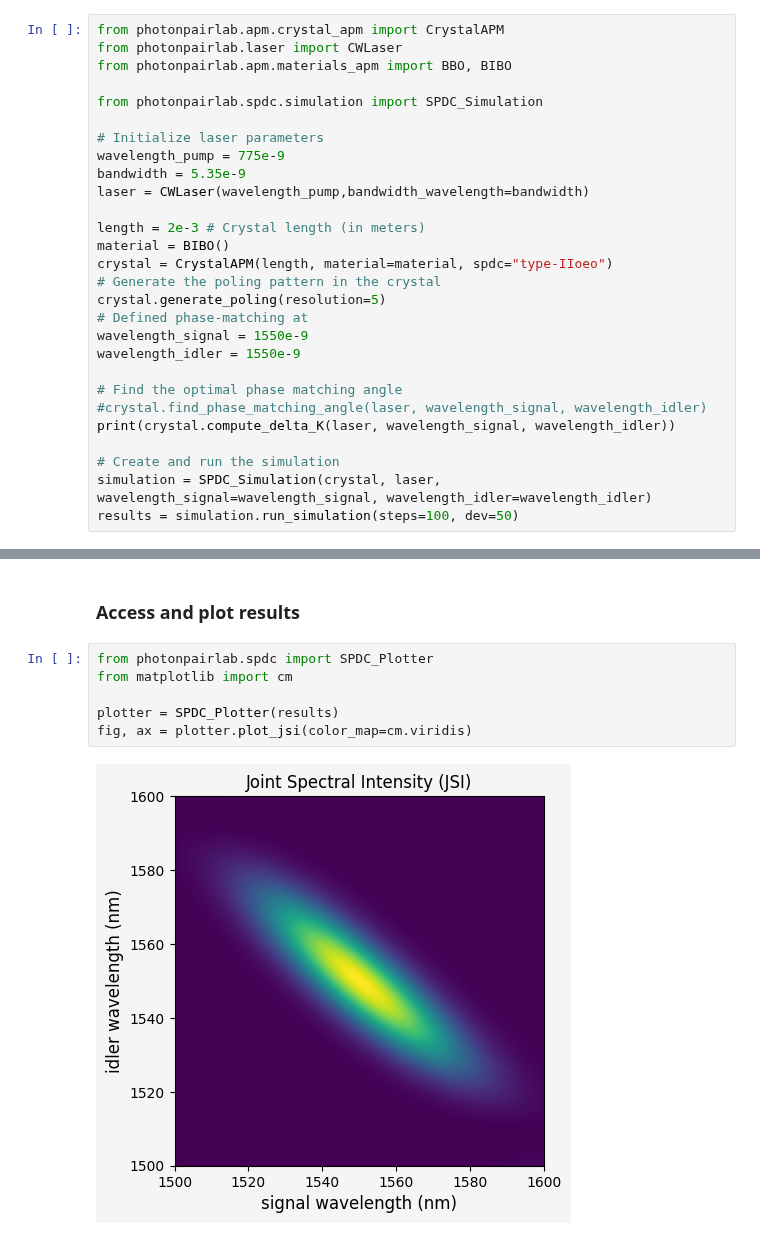
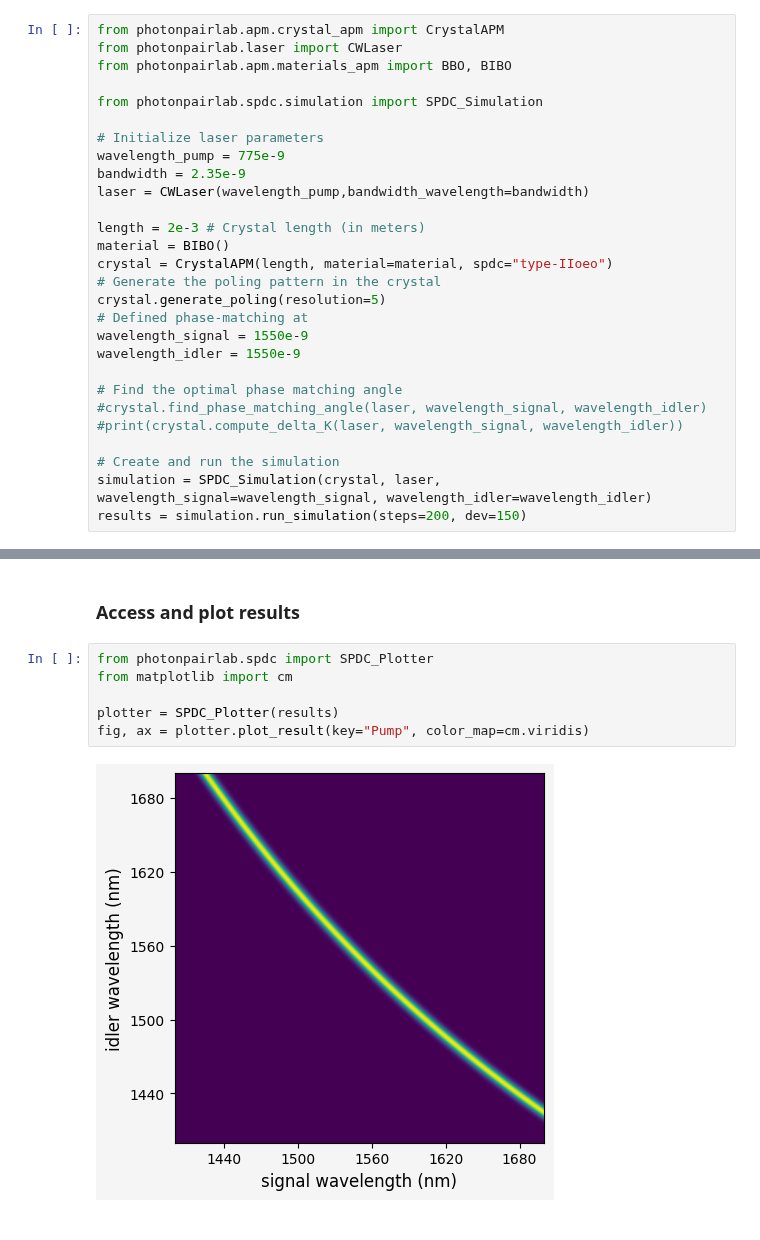
Before and after one commit to nicosieber/PhotonPairLab, a Jupyter notebook: demo.ipynb, the cells around one changed output, grey strips where cells are left out. Saved outputs shown, nothing was run; the diff lists cells and outputs as text.

Commit message:
reduced plot functions of jsa, jsi, pump and phase into one plot

```diff
--- a/demo.ipynb
+++ b/demo.ipynb
@@ -123,7 +123,7 @@ from photonpairlab.spdc.simulation import SPDC_Simulation
 
 # Initialize laser parameters
 wavelength_pump = 775e-9
-bandwidth = 5.35e-9
+bandwidth = 2.35e-9
 laser = CWLaser(wavelength_pump,bandwidth_wavelength=bandwidth)
 
 length = 2e-3 # Crystal length (in meters)
@@ -137,8 +137,8 @@ wavelength_idler = 1550e-9
 
 # Find the optimal phase matching angle
 #crystal.find_phase_matching_angle(laser, wavelength_signal, wavelength_idler)
-print(crystal.compute_delta_K(laser, wavelength_signal, wavelength_idler))
+#print(crystal.compute_delta_K(laser, wavelength_signal, wavelength_idler))
 
 # Create and run the simulation
 simulation = SPDC_Simulation(crystal, laser, wavelength_signal=wavelength_signal, wavelength_idler=wavelength_idler)
-results = simulation.run_simulation(steps=100, dev=50)
+results = simulation.run_simulation(steps=200, dev=150)
@@ -150,11 +147,11 @@ Phase matching angle: 44.18027012580117°
 # %%
 from photonpairlab.spdc import SPDC_Plotter
 from matplotlib import cm
 
 plotter = SPDC_Plotter(results)
-fig, ax = plotter.plot_jsi(color_map=cm.viridis)
+fig, ax = plotter.plot_result(key="Pump", color_map=cm.viridis)
 # %% [output]
-[figure, old version]
+[figure, new version]
 # %%
 from photonpairlab.spdc import SPDC_Plotter
 
```
Also changed, not shown: parts of 2 cells of this notebook, 3 other files.
